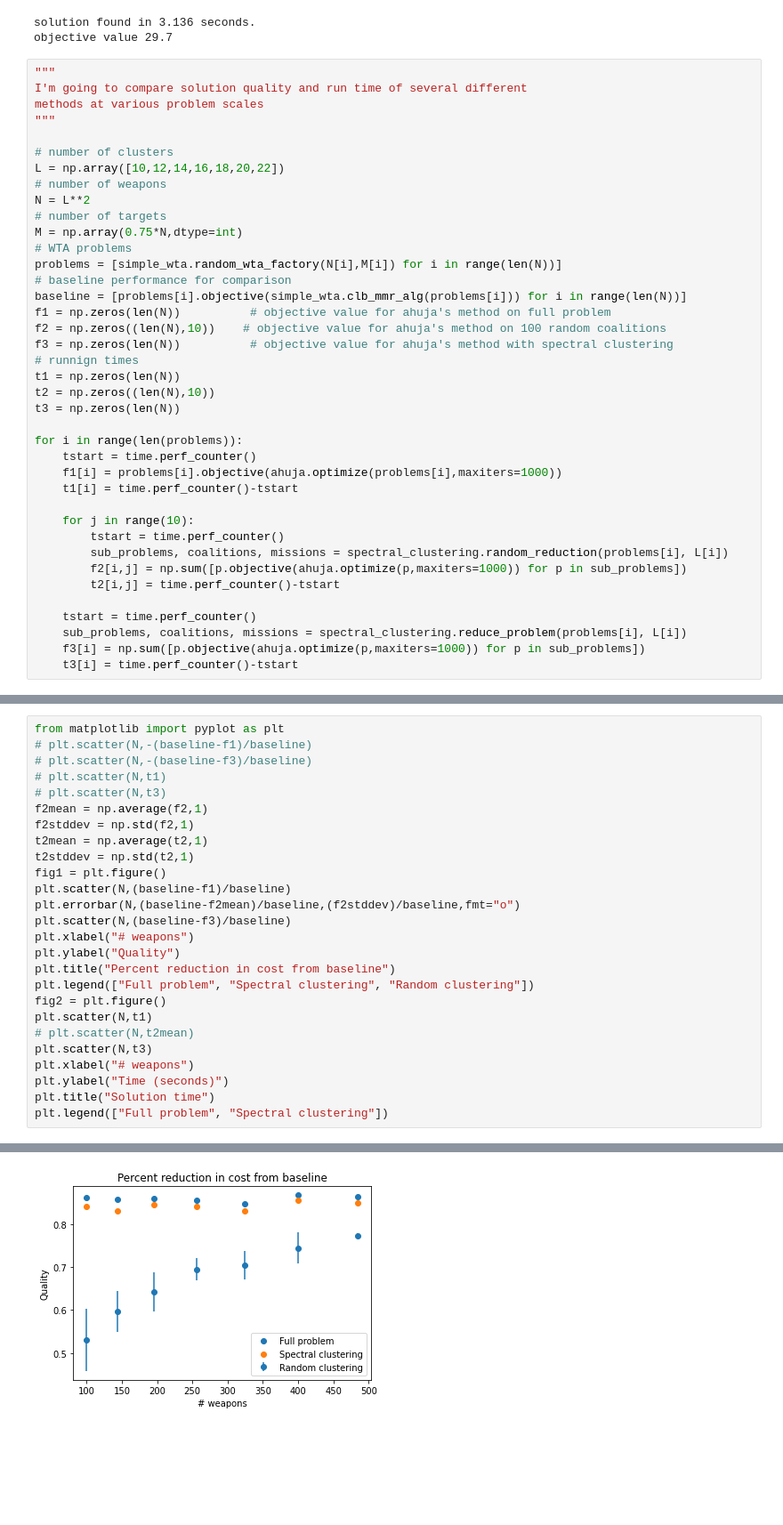
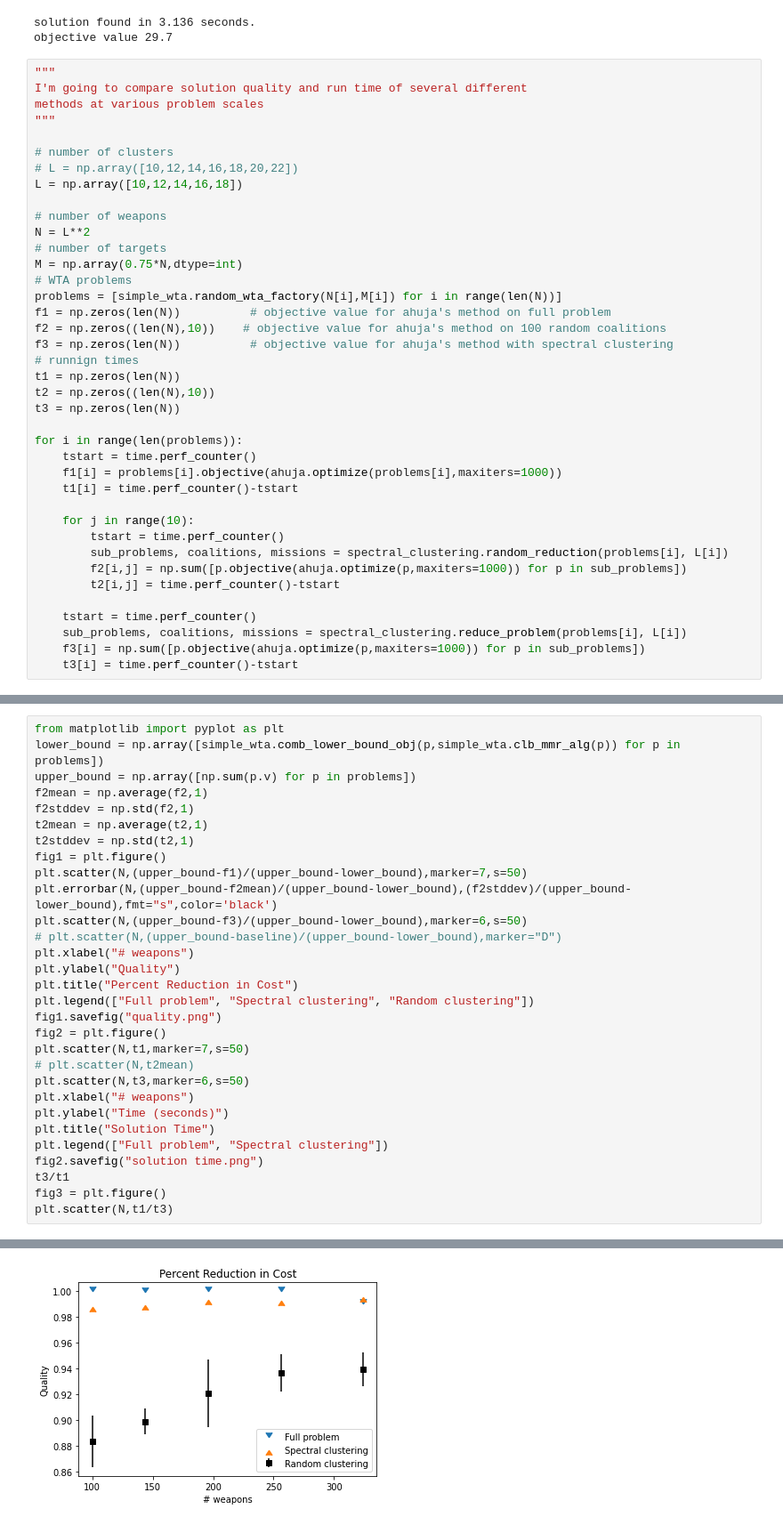
Before and after one commit to JGSuw/wta, a Jupyter notebook: examples.ipynb, the cells around one changed output, grey strips where cells are left out. Shown: that part at 89% size. Cells and saved outputs as stored; diff of their text form; blank space fills up the shorter version.

```diff
--- a/examples.ipynb
+++ b/examples.ipynb
@@ -156,15 +156,15 @@ methods at various problem scales
 """
 
 # number of clusters
-L = np.array([10,12,14,16,18,20,22])
+# L = np.array([10,12,14,16,18,20,22])
+L = np.array([10,12,14,16,18])
+
 # number of weapons
 N = L**2
 # number of targets
 M = np.array(0.75*N,dtype=int)
 # WTA problems
 problems = [simple_wta.random_wta_factory(N[i],M[i]) for i in range(len(N))]
-# baseline performance for comparison
-baseline = [problems[i].objective(simple_wta.clb_mmr_alg(problems[i])) for i in range(len(N))]
 f1 = np.zeros(len(N))          # objective value for ahuja's method on full problem
 f2 = np.zeros((len(N),10))    # objective value for ahuja's method on 100 random coalitions
 f3 = np.zeros(len(N))          # objective value for ahuja's method with spectral clustering
@@ -191,27 +193,31 @@ for i in range(len(problems)):
 # %%
 from matplotlib import pyplot as plt
-# plt.scatter(N,-(baseline-f1)/baseline)
-# plt.scatter(N,-(baseline-f3)/baseline)
-# plt.scatter(N,t1)
-# plt.scatter(N,t3)
+lower_bound = np.array([simple_wta.comb_lower_bound_obj(p,simple_wta.clb_mmr_alg(p)) for p in problems])
+upper_bound = np.array([np.sum(p.v) for p in problems])
 f2mean = np.average(f2,1)
 f2stddev = np.std(f2,1)
 t2mean = np.average(t2,1)
 t2stddev = np.std(t2,1)
 fig1 = plt.figure()
-plt.scatter(N,(baseline-f1)/baseline)
-plt.errorbar(N,(baseline-f2mean)/baseline,(f2stddev)/baseline,fmt="o")
-plt.scatter(N,(baseline-f3)/baseline)
+plt.scatter(N,(upper_bound-f1)/(upper_bound-lower_bound),marker=7,s=50)
+plt.errorbar(N,(upper_bound-f2mean)/(upper_bound-lower_bound),(f2stddev)/(upper_bound-lower_bound),fmt="s",color='black')
+plt.scatter(N,(upper_bound-f3)/(upper_bound-lower_bound),marker=6,s=50)
+# plt.scatter(N,(upper_bound-baseline)/(upper_bound-lower_bound),marker="D")
 plt.xlabel("# weapons")
 plt.ylabel("Quality")
-plt.title("Percent reduction in cost from baseline")
+plt.title("Percent Reduction in Cost")
 plt.legend(["Full problem", "Spectral clustering", "Random clustering"])
+fig1.savefig("quality.png")
 fig2 = plt.figure()
-plt.scatter(N,t1)
+plt.scatter(N,t1,marker=7,s=50)
 # plt.scatter(N,t2mean)
-plt.scatter(N,t3)
+plt.scatter(N,t3,marker=6,s=50)
 plt.xlabel("# weapons")
 plt.ylabel("Time (seconds)")
-plt.title("Solution time")
+plt.title("Solution Time")
 plt.legend(["Full problem", "Spectral clustering"])
+fig2.savefig("solution time.png")
+t3/t1
+fig3 = plt.figure()
+plt.scatter(N,t1/t3)
 # %% [output]
@@ -219 +225 @@ plt.legend(["Full problem", "Spectral clustering"])
-[figure, old version]
+[figure, new version]
```
Also changed, not shown: parts of 6 cells of this notebook, 2 other files.
